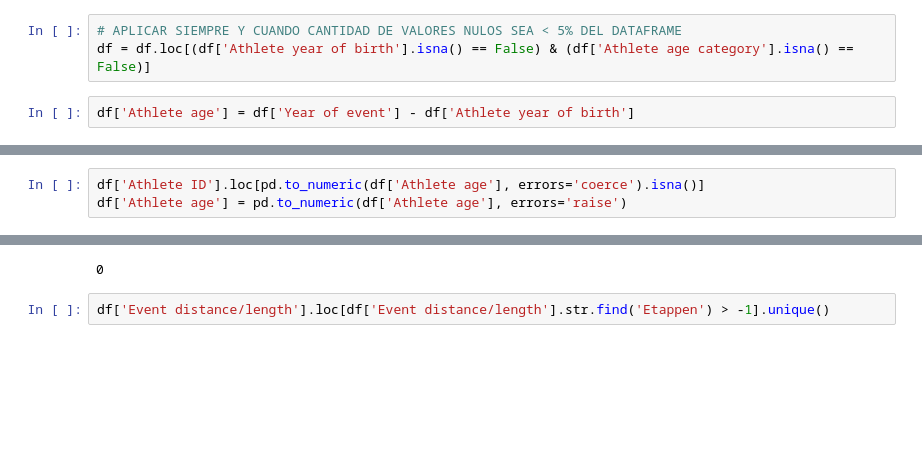
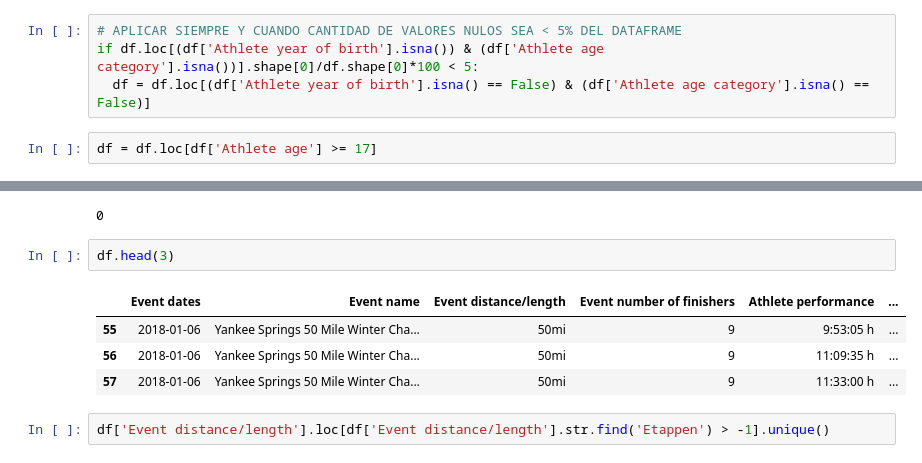
Before and after one commit to v-yunusic/REPO-PYTHON-VY, a Jupyter notebook: two-centuries-um/Notebook/ultramarathon.ipynb, the cells around one changed output, grey strips where cells are left out. Drawn from its saved outputs; the diff is of its cells as text; blank space fills up the shorter version.

```diff
--- a/two-centuries-um/Notebook/ultramarathon.ipynb
+++ b/two-centuries-um/Notebook/ultramarathon.ipynb
@@ -273,8 +292,9 @@ df.loc[(df['Athlete year of birth'].isna()) | (df['Athlete age category'].isna()
 # %%
 # APLICAR SIEMPRE Y CUANDO CANTIDAD DE VALORES NULOS SEA < 5% DEL DATAFRAME
-df = df.loc[(df['Athlete year of birth'].isna() == False) & (df['Athlete age category'].isna() == False)]
+if df.loc[(df['Athlete year of birth'].isna()) & (df['Athlete age category'].isna())].shape[0]/df.shape[0]*100 < 5:
+  df = df.loc[(df['Athlete year of birth'].isna() == False) & (df['Athlete age category'].isna() == False)]
-# %%
-df['Athlete age'] = df['Year of event'] - df['Athlete year of birth']
+# %%
+df = df.loc[df['Athlete age'] >= 17]
 # %%
 df['Athlete age'].head()
 # %% [output]
@@ -285,9 +305,6 @@ df['Athlete age'].head()
 | 58 | 32.0 |
 | 59 | 30.0 |
 dtype: float64
-# %%
-df['Athlete ID'].loc[pd.to_numeric(df['Athlete age'], errors='coerce').isna()]
-df['Athlete age'] = pd.to_numeric(df['Athlete age'], errors='raise')
 # %%
 df = df.drop(columns=['Athlete club',
                       'Year of event',
@@ -317,6 +334,13 @@ df['Event type'] = df['Event distance/length'].apply(clase_evento)
 df[df['Event type'].isna()].shape[0]
 # %% [output]
 0
+# %%
+df.head(3)
+# %% [output]
+|  | Event dates | Event name | Event distance/length | Event number of finishers | Athlete performance | ... |
+| 55 | 2018-01-06 | Yankee Springs 50 Mile Winter Cha... | 50mi | 9 | 9:53:05 h | ... |
+| 56 | 2018-01-06 | Yankee Springs 50 Mile Winter Cha... | 50mi | 9 | 11:09:35 h | ... |
+| 57 | 2018-01-06 | Yankee Springs 50 Mile Winter Cha... | 50mi | 9 | 11:33:00 h | ... |
 # %%
 df['Event distance/length'].loc[df['Event distance/length'].str.find('Etappen') > -1].unique()
 # %% [output]
```
Also changed, not shown: parts of 14 cells of this notebook.
